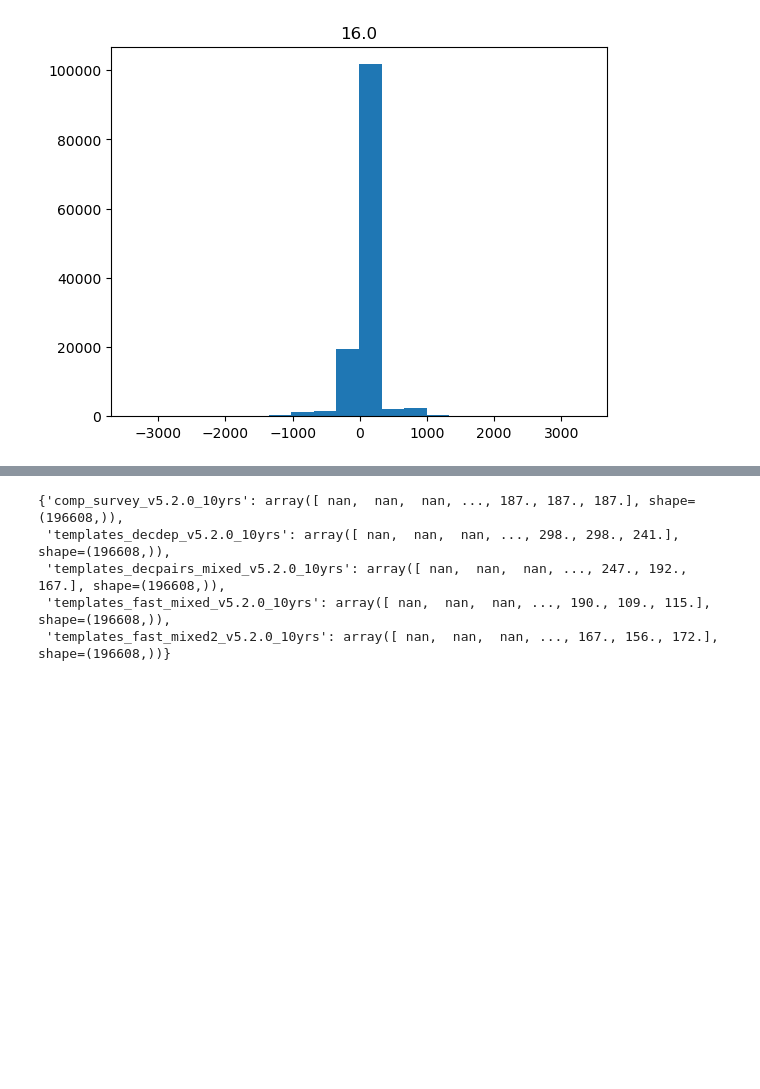
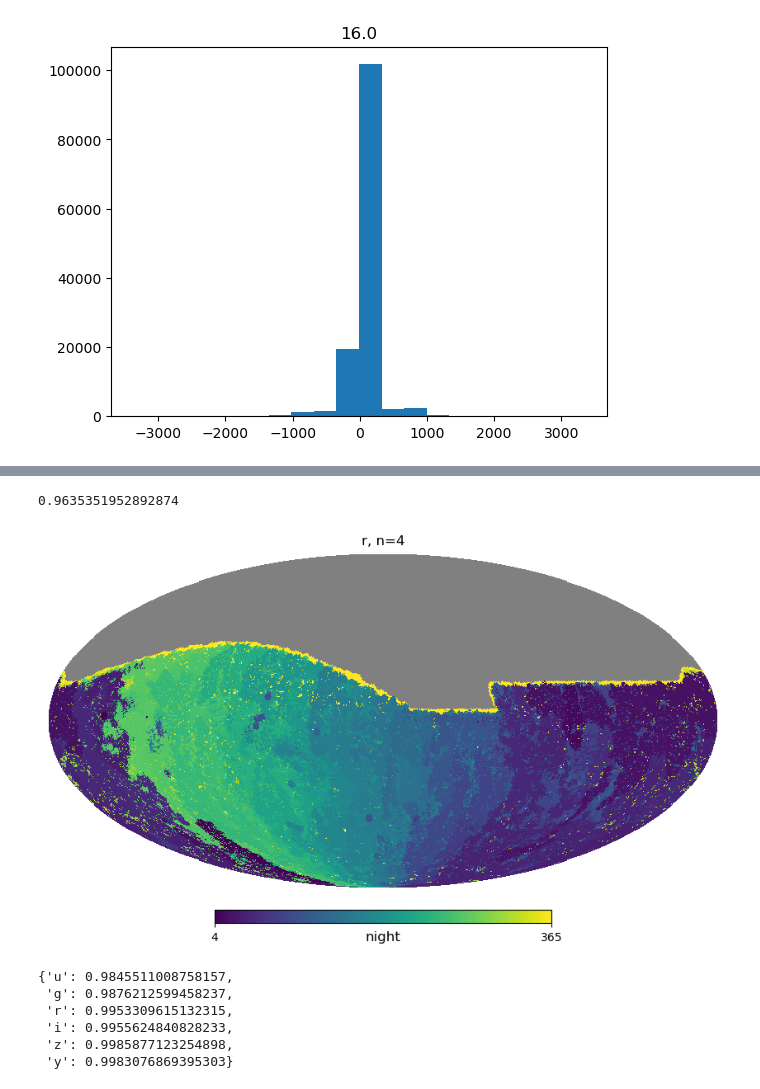
Before and after one commit to lsst-sims/sims_featureScheduler_runs5.2, a Jupyter notebook: comp_survey/template_time.ipynb, the cells around one changed output, grey strips where cells are left out. Cells and saved outputs as stored; diff of their text form; code cells hidden in the pictures; blank space fills up the shorter version.

```diff
--- a/comp_survey/template_time.ipynb
+++ b/comp_survey/template_time.ipynb
@@ -187,8 +196,27 @@ ax.axhline(y=fp_area, linestyle="--", color="k")
 # %%
-arrays
+n_y1 = np.where((arrays["templates_fast_mixed_v5.2.0_10yrs"] < 366) & (n_bands > 0) )[0].size
+n_tot = np.sum(n_bands > 0)
+print(n_y1/n_tot)
 # %% [output]
-{'comp_survey_v5.2.0_10yrs': array([ nan,  nan,  nan, ..., 187., 187., 187.], shape=(196608,)),
- 'templates_decdep_v5.2.0_10yrs': array([ nan,  nan,  nan, ..., 298., 298., 241.], shape=(196608,)),
- 'templates_decpairs_mixed_v5.2.0_10yrs': array([ nan,  nan,  nan, ..., 247., 192., 167.], shape=(196608,)),
- 'templates_fast_mixed_v5.2.0_10yrs': array([ nan,  nan,  nan, ..., 190., 109., 115.], shape=(196608,)),
- 'templates_fast_mixed2_v5.2.0_10yrs': array([ nan,  nan,  nan, ..., 167., 156., 172.], shape=(196608,))}
+0.9635351952892874
+# %%
+# Let's check the coverage per filter
+db_file = "../templates_fast/templates_fast_mixed_v5.2.0_10yrs.db"
+pb_arr = {}
+pb_infos = {}
+
+for bandname in 'ugrizy':
+    visits_array, run_name = read_sim(db_file)
+    info = {"run_name": run_name}
+    sub_data = visits_array[np.where(visits_array["visitExposureTime"] >=19.)]
+    info["observations_subset"] = "expt > 19s"
+    sl = maf.Slicer(nside=nside)
+    # XXX--setting to 4 for now to try and cut down the missing area a bit
+    metric = TemplateTime(nside=nside, n_needed=n_needed, bands=bandname)
+    hp_array, info = sl(visits_array, metric, info=info)
+    pb_arr[bandname] = hp_array
+    pb_infos[bandname] = info
+# %%
+hp.mollview(pb_arr['r'], max=365, title="r, n=4", unit="night")
+# %% [output]
+[figure, added]
@@ -194,0 +229,9 @@ arrays
+# %%
+per_band
+# %% [output]
+{'u': 0.9845511008758157,
+ 'g': 0.9876212599458237,
+ 'r': 0.9953309615132315,
+ 'i': 0.9955624840828233,
+ 'z': 0.9985877123254898,
+ 'y': 0.9983076869395303}
```
Also changed, not shown: parts of 5 cells of this notebook.
